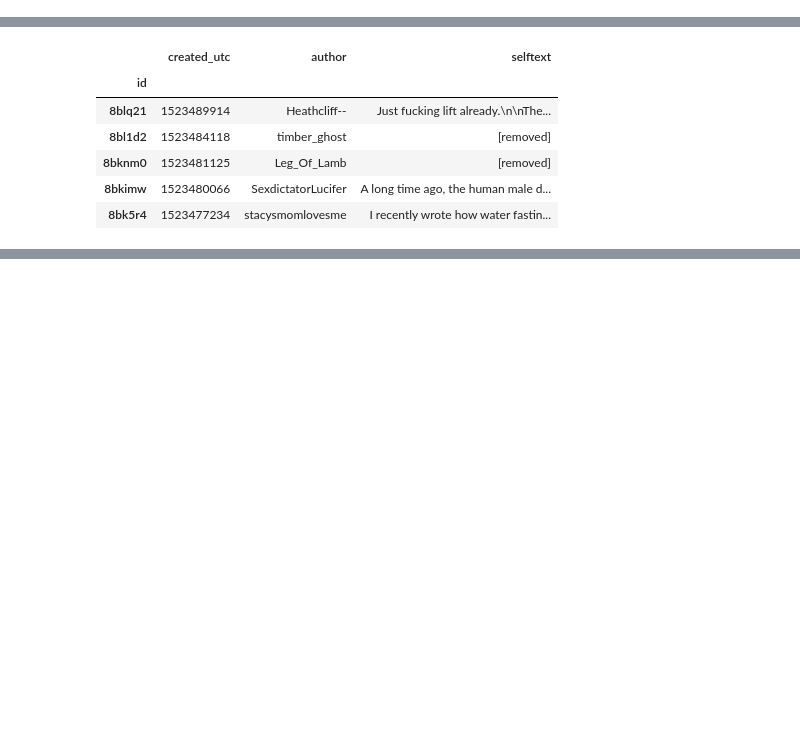
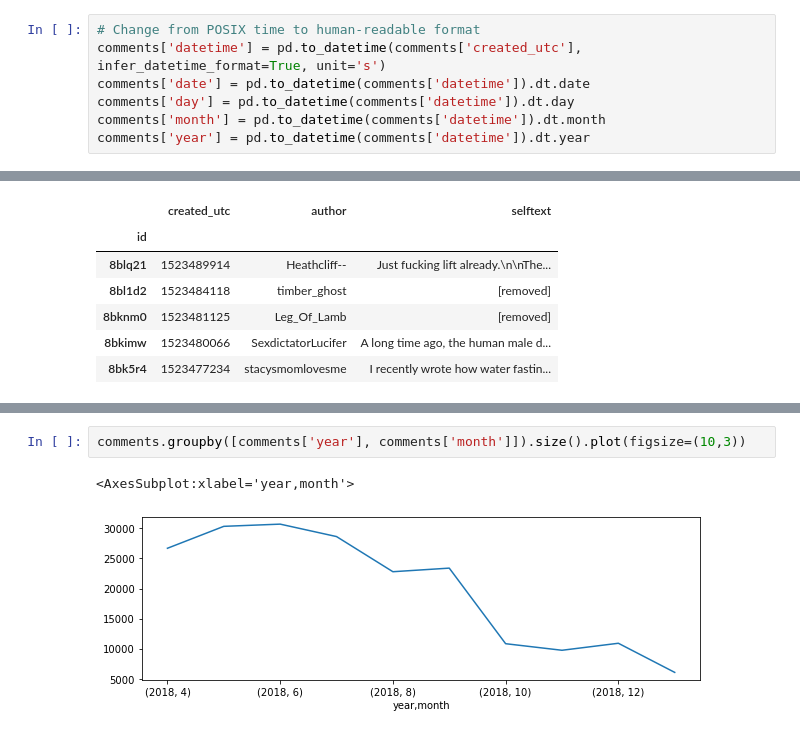
Before and after one commit to jroy12345/reddit, a Jupyter notebook: clean_data.ipynb, the cells around one changed output, grey strips where cells are left out. Saved outputs shown, nothing was run; the diff lists cells and outputs as text; blank space fills up the shorter version.

Commit message:
Updated to include data sanity check
initial cleansing of table to usable data.
added human-readable datetime variables.

```diff
--- a/clean_data.ipynb
+++ b/clean_data.ipynb
@@ -33 +46,8 @@ comments = comments[['id', 'created_utc','user_removed', 'author', 'author_fulln
 comments.set_index('id', inplace=True)
+# %%
+# Change from POSIX time to human-readable format
+comments['datetime'] = pd.to_datetime(comments['created_utc'], infer_datetime_format=True, unit='s')
+comments['date'] = pd.to_datetime(comments['datetime']).dt.date
+comments['day'] = pd.to_datetime(comments['datetime']).dt.day
+comments['month'] = pd.to_datetime(comments['datetime']).dt.month
+comments['year'] = pd.to_datetime(comments['datetime']).dt.year
@@ -114,0 +182,5 @@ submissions.shape[0]
+# %%
+comments.groupby([comments['year'], comments['month']]).size().plot(figsize=(10,3))
+# %% [output]
+<AxesSubplot:xlabel='year,month'>
+[figure, added]
```
Also changed, not shown: parts of 18 cells of this notebook.
